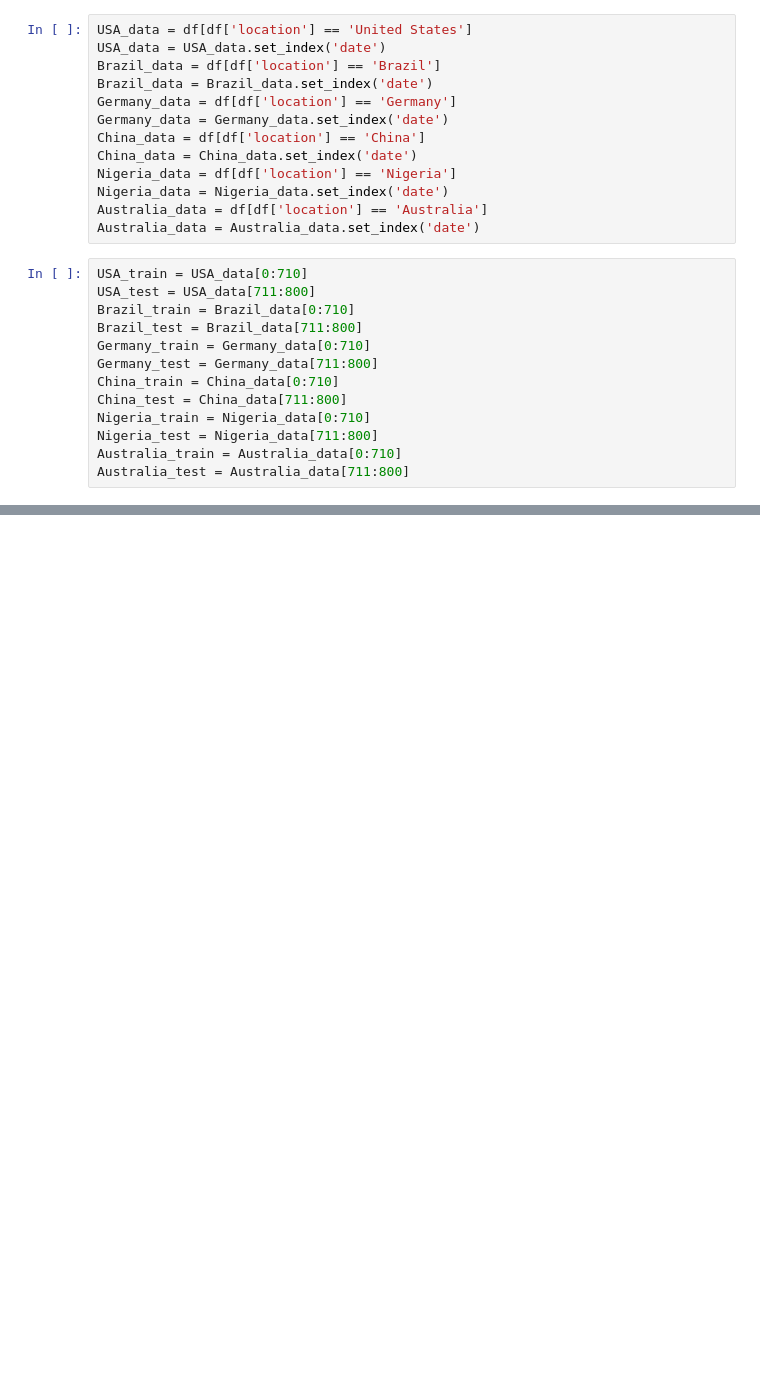
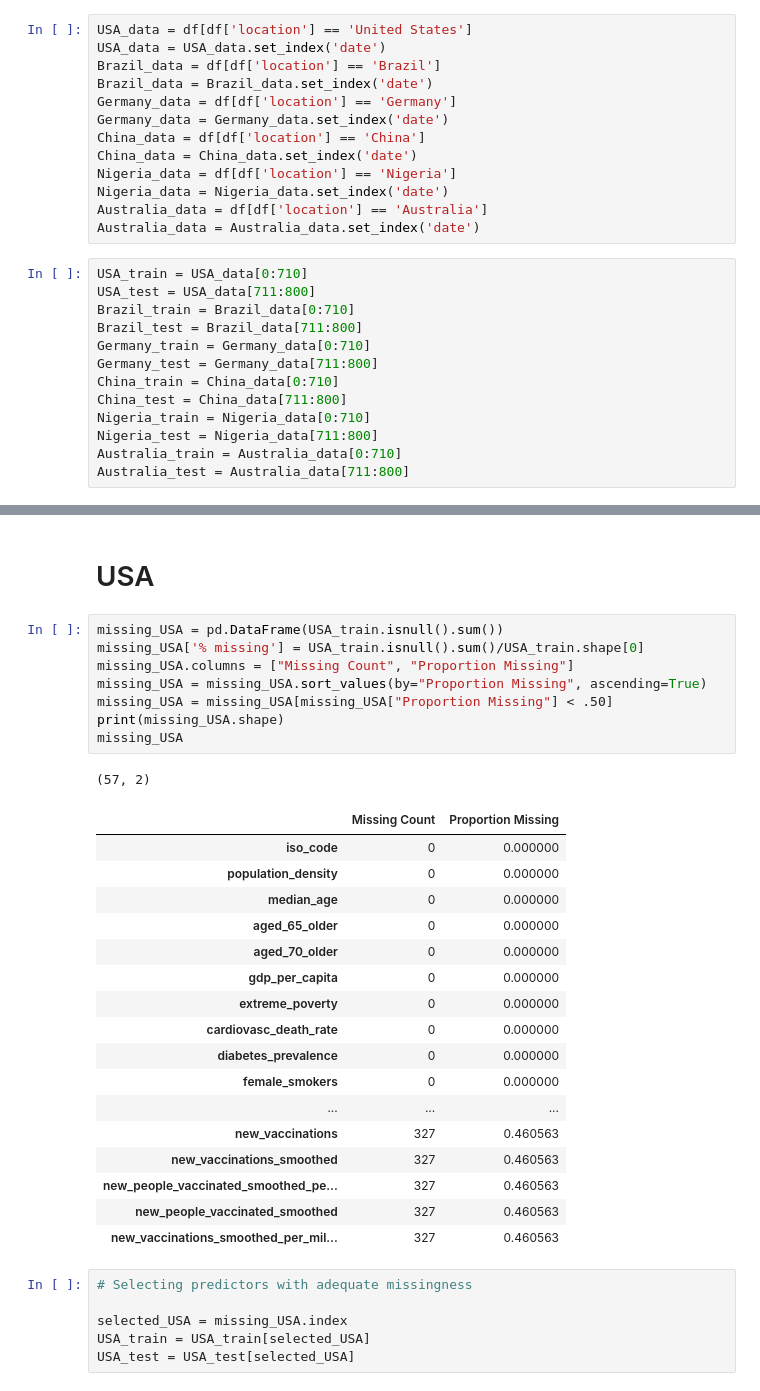
Before and after one commit to ryanchoe2024/Stat-390, a Jupyter notebook: After Midterm Report/Create Data Splits.ipynb, the cells around one changed output, grey strips where cells are left out. Cells and saved outputs as stored; diff of their text form; blank space fills up the shorter version.

Commit message:
feature selection, missingness

```diff
--- a/After Midterm Report/Create Data Splits.ipynb
+++ b/After Midterm Report/Create Data Splits.ipynb
@@ -48,0 +73,35 @@ Australia_test = Australia_data[711:800]
+# %% [markdown]
+# USA
+# %%
+missing_USA = pd.DataFrame(USA_train.isnull().sum())
+missing_USA['% missing'] = USA_train.isnull().sum()/USA_train.shape[0]
+missing_USA.columns = ["Missing Count", "Proportion Missing"]
+missing_USA = missing_USA.sort_values(by="Proportion Missing", ascending=True)
+missing_USA = missing_USA[missing_USA["Proportion Missing"] < .50]
+print(missing_USA.shape)
+missing_USA
+# %% [output]
+(57, 2)
+|  | Missing Count | Proportion Missing |
+| iso_code | 0 | 0.000000 |
+| population_density | 0 | 0.000000 |
+| median_age | 0 | 0.000000 |
+| aged_65_older | 0 | 0.000000 |
+| aged_70_older | 0 | 0.000000 |
+| gdp_per_capita | 0 | 0.000000 |
+| extreme_poverty | 0 | 0.000000 |
+| cardiovasc_death_rate | 0 | 0.000000 |
+| diabetes_prevalence | 0 | 0.000000 |
+| female_smokers | 0 | 0.000000 |
+| ... | ... | ... |
+| new_vaccinations | 327 | 0.460563 |
+| new_vaccinations_smoothed | 327 | 0.460563 |
+| new_people_vaccinated_smoothed_pe... | 327 | 0.460563 |
+| new_people_vaccinated_smoothed | 327 | 0.460563 |
+| new_vaccinations_smoothed_per_mil... | 327 | 0.460563 |
+# %%
+# Selecting predictors with adequate missingness
+
+selected_USA = missing_USA.index
+USA_train = USA_train[selected_USA]
+USA_test = USA_test[selected_USA]
```
Also changed, not shown: parts of 18 cells of this notebook, 3 other files.
